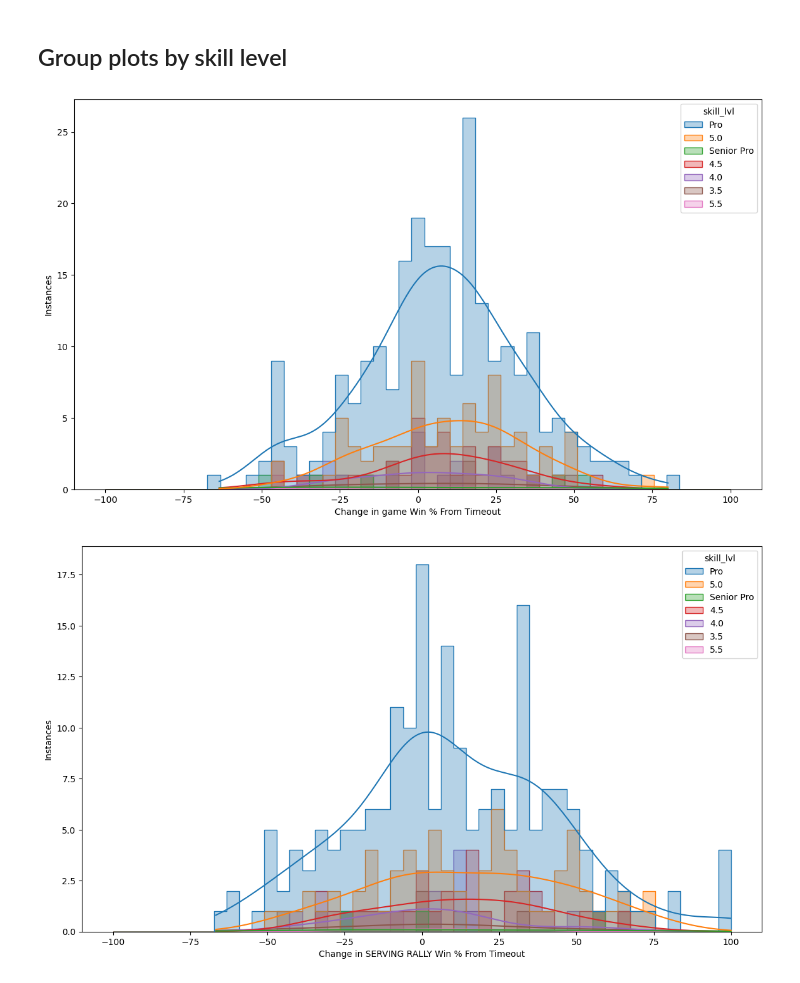
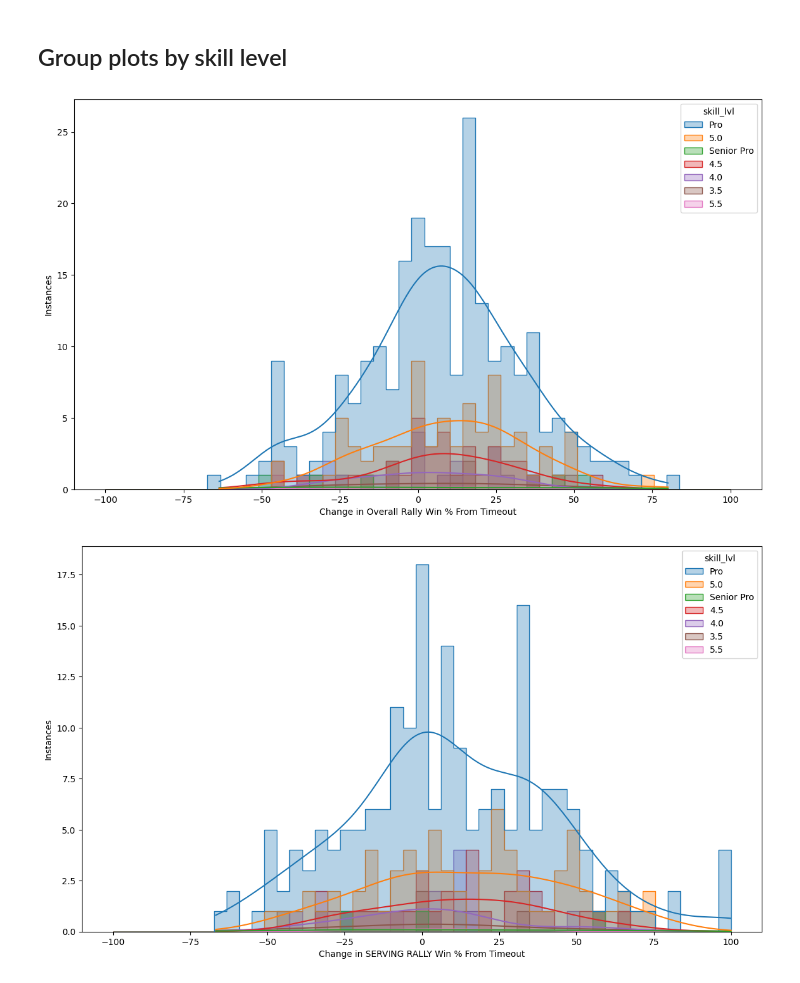
Before and after one commit to conner-mcnicholas/Pickleball_Timeout_Analysis, a Jupyter notebook: src/timeout_analysis.ipynb, the cells around one changed output. Cells and saved outputs as stored; diff of their text form; code cells hidden in the pictures.

```diff
--- a/src/timeout_analysis.ipynb
+++ b/src/timeout_analysis.ipynb
@@ -412,13 +412,13 @@ plt.gca().set(title='Change in Serving Win % After Timeout', xlim=[-100,100],xla
 # %%
 fig, ax = plt.subplots(figsize=(14, 8))
 HIST_BINS = np.linspace(-100, 100, 50)
 p = sns.histplot(x="deltawin",data=df_timeout,hue="skill_lvl",bins=HIST_BINS,stat="count",alpha=.33,kde=True,\
              common_norm=True,discrete=False,common_bins=True,fill=True,element='step',multiple='layer')
-p.set_xlabel("Change in game Win % From Timeout",fontsize=10)
+p.set_xlabel("Change in Overall Rally Win % From Timeout",fontsize=10)
 p.set_ylabel("Instances",fontsize=10)
 plt.show()
 # %% [output]
-[figure, old version]
+[figure, new version]
 # %%
 fig, ax = plt.subplots(figsize=(14, 8))
 HIST_BINS = np.linspace(-100, 100, 50)
```
Also changed, not shown: 1 other file.
